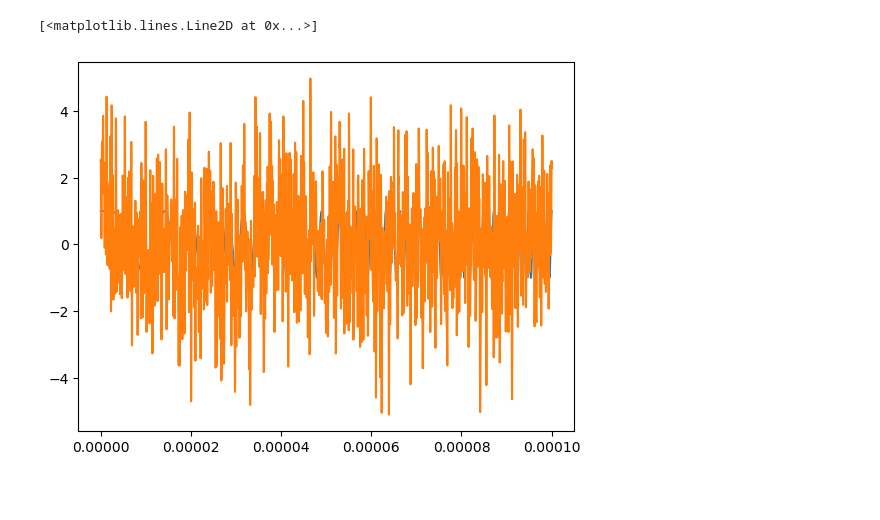
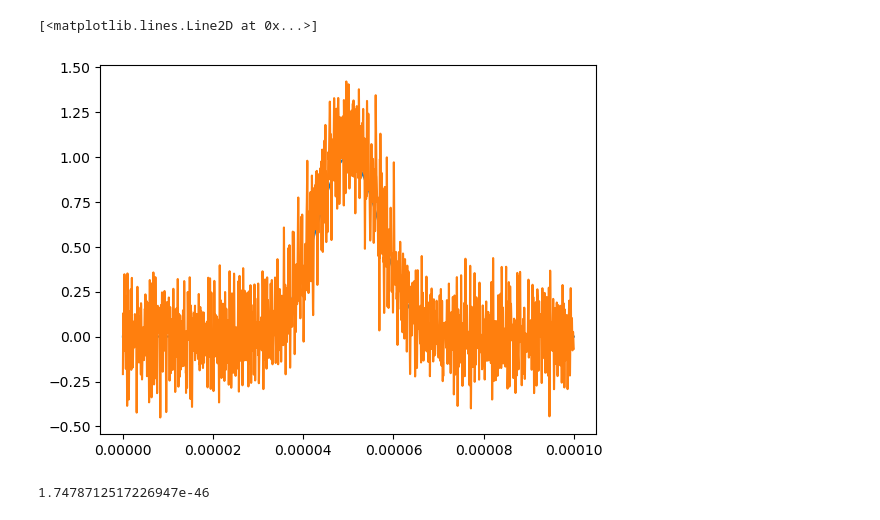
Before and after one commit to alireza06/JSAC_waveform_design, a Jupyter notebook: ga first.ipynb, the cells around one changed output. Saved outputs shown, nothing was run; the diff lists cells and outputs as text; code cells hidden in the pictures; blank space fills up the shorter version.

```diff
--- a/ga first.ipynb
+++ b/ga first.ipynb
@@ -103,8 +111,8 @@ g_funcs = lambda l, k: myCommPulses.OFDMA_pulse(l, k-1)
 # g_funcs = lambda l, k: myCommPulses.TDMA_pulse(l, k, K)
 # g_funcs = lambda l, k: myCommPulses.CDMA_pulse(l, mycdma_code[k-1, :])
 
-radar_pulse = myRadarPulses.LFM_pulse(B)
-# radar_pulse = myRadarPulses.Gaussian_pulse(B)
+# radar_pulse = myRadarPulses.LFM_pulse(B)
+radar_pulse = myRadarPulses.Gaussian_pulse(B)
 radar_power = torch.sum(torch.abs(radar_pulse)**2)*(t[1]-t[0])
 
 g_vec = torch.zeros((L*K, len(t)), device=device, dtype=torch.complex64)
@@ -112,15 +120,15 @@ for l in range(L):
     for k in range(K):
         g_vec[l*K + k, :] = g_funcs(l, k+1)
 
-def total_max_power_constr(c):
-     return torch.sum(torch.abs(c)**2) - K*snr*sigma2/Tb
+def total_max_power_constr(coff):
+     return torch.sum(torch.abs(coff)**2) - K*snr*sigma2/Tb
 
-def get_mse(c):
-    s = torch.sum(c[:, None] * g_vec, dim=0)
+def get_mse(coff):
+    s = torch.sum(coff[:, None] * g_vec, dim=0)
     return torch.mean(torch.abs(s - radar_pulse) ** 2) # Compute MSE loss
 
-def get_gamma(c):
-    return (torch.abs(c)**2).reshape((L, K)).sum(dim=0) * Tb / sigma2 #for OFDMA and CDMA
+def get_gamma(coff):
+    return (torch.abs(coff)**2).reshape((L, K)).sum(dim=0) * Tb / sigma2 #for OFDMA and CDMA
 
 # Fitness function
 def cost_function(coff, dual_lambda, theta):
@@ -134,34 +142,51 @@ def cost_function(coff, dual_lambda, theta):
     - mse (float): Mean squared error between synthesized and radar pulses.
     """
 
-    sumrate = torch.sum(torch.log2(1 + get_gamma(c)))
-    return theta*get_mse(c) - (1-theta)*sumrate + dual_lambda*(total_max_power_constr(c))
+    sumrate = torch.sum(torch.log2(1 + get_gamma(coff)))
+    return theta*get_mse(coff) - (1-theta)*sumrate + dual_lambda*(total_max_power_constr(coff))
 
 # Initialize individual with real and imaginary parts
 init_c = torch.rand(K * L * 2, device=device, requires_grad=True) * 2 - 1
 real_val = init_c[:len(init_c)//2]  # Real part
 imag_val = init_c[len(init_c)//2:]  # Imaginary part
-
 # Combine real and imaginary parts into complex tensor
 c = real_val + 1j * imag_val  # Combine parts to form a complex number
+
 c.retain_grad()
+
 dual = 0
 dual_update_rate = 1e-3
-theta = 0.1
+theta = 0.99
 primal_update_rate = 5e-2 * theta * 10
-for itr in range(10000):
+for itr in range(1000):
 
     # Call the fitness function with the complex individual
     cost = cost_function(c, dual, theta)
 
     # Backpropagate to compute gradients
     cost.backward(retain_graph=True)
+    delta_x = -c.grad
+    t_coff = 1
+    alpha = 0.005
+    beta = 0.9
 
-    with torch.no_grad():  # No need to track gradients here
-        c -= primal_update_rate * c.grad  # Update rule
+    with torch.no_grad():
+        loop_cont = 0
+        for _ in range(1000):
+            loop_cont += 1
+            new_cost = cost_function(c + t_coff*delta_x, dual, theta).item()
+            old_cost = cost.item()
+            if new_cost <= old_cost - alpha*t_coff*torch.sum(delta_x.abs()**2):
+                break
+            else:
+                t_coff *= beta
+        if t_coff < beta**100:
+            break
+
+        c += t_coff * delta_x  # Update rule
         dual = max(0, dual + dual_update_rate * total_max_power_constr(c))
 
-        if itr % 500 == 0:
+        if itr % 100 == 0:
             print(f"Iteration {itr}: constraint value = {total_max_power_constr(c).item():0.3f}, Dual Variable = {dual:0.3f}, Cost = {cost.item():0.3f}")
             print(f'\t----> sumRate = {torch.sum(torch.log2(1 + get_gamma(c))).item():0.3f}, MSE = {get_mse(c).item():0.3f}')
 
@@ -194,5 +219,5 @@ Iteration 9500: constraint value = 0.000, Dual Variable = 0.012, Cost = -44.427
 [<matplotlib.lines.Line2D at 0x...>]
-[figure, old version]
+[figure, new version]
 # %%
 import numpy as np
 import matplotlib.pyplot as plt
@@ -327,3 +352,7 @@ plt.show()
 plt.figure()
 plt.plot(c_opt_optimized.cpu().real)
 plt.plot(c_opt_optimized.cpu().imag)
+# %%
+0.9**1000
+# %% [output]
+1.7478712517226947e-46
```
Also changed, not shown: parts of 2 cells of this notebook.
